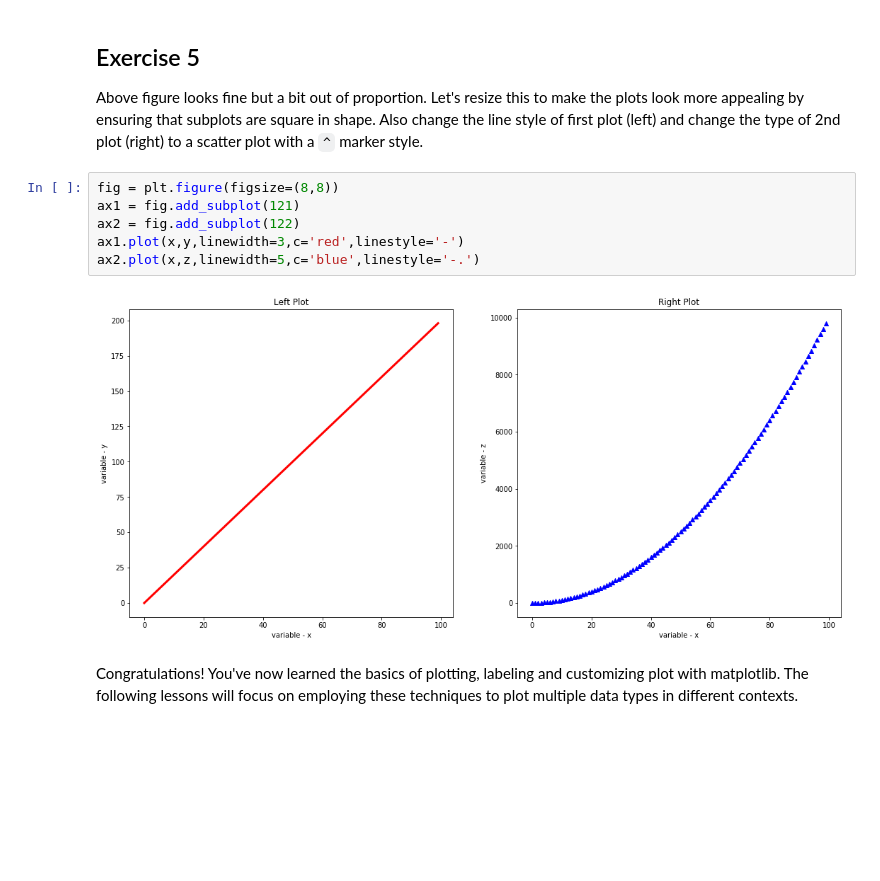
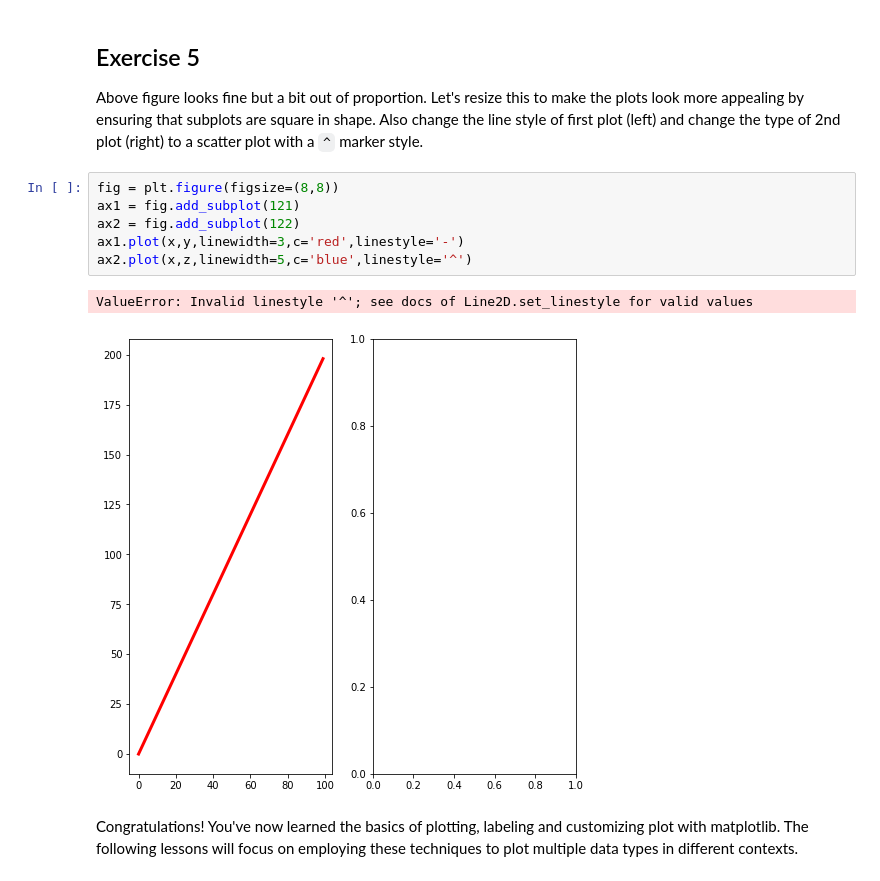
Before and after one commit to jmt0221/dsc-more-practice-with-matplotlib-lab-nyc-ds-082619, a Jupyter notebook: index.ipynb, the cells around one changed output. Cells and saved outputs as stored; diff of their text form; blank space fills up the shorter version.

```diff
--- a/index.ipynb
+++ b/index.ipynb
@@ -131,11 +131,12 @@ Above figure looks fine but a bit out of proportion. Let's resize this to make t
 # %%
 fig = plt.figure(figsize=(8,8))
 ax1 = fig.add_subplot(121)
 ax2 = fig.add_subplot(122)
 ax1.plot(x,y,linewidth=3,c='red',linestyle='-')
-ax2.plot(x,z,linewidth=5,c='blue',linestyle='-.')
+ax2.plot(x,z,linewidth=5,c='blue',linestyle='^')
 # %% [output]
+ValueError: Invalid linestyle '^'; see docs of Line2D.set_linestyle for valid values
-[figure, old version]
+[figure, new version]
 # %% [markdown]
 Congratulations! You've now learned the basics of plotting, labeling and customizing plot with matplotlib. The following lessons will focus on employing these techniques to plot multiple data types in different contexts.
 # %% [markdown]
```
